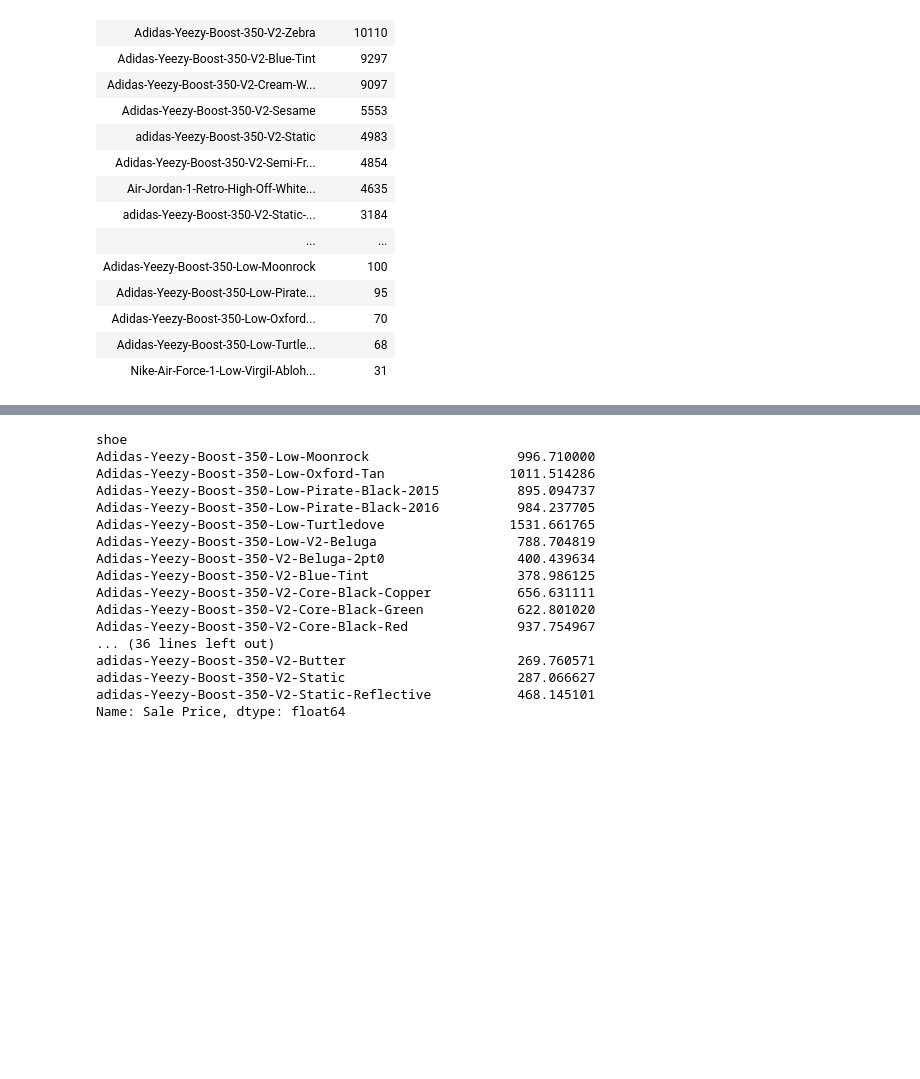
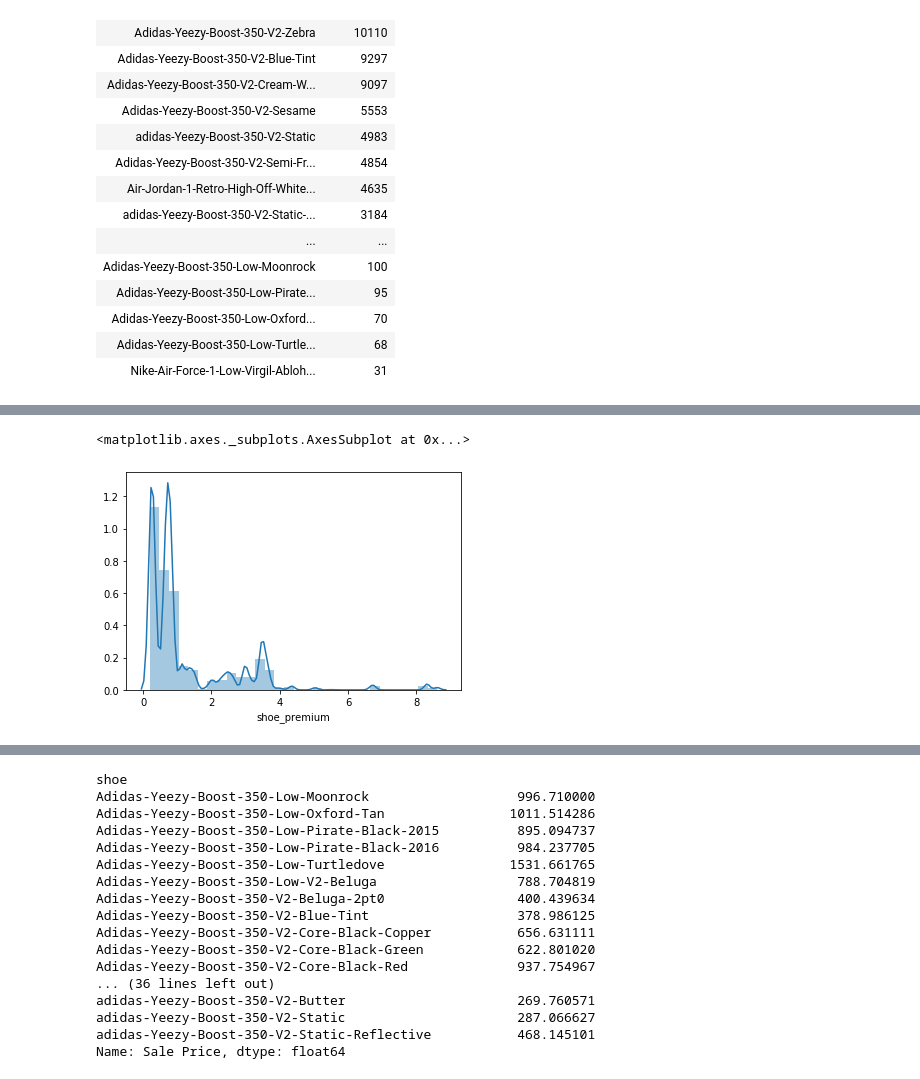
Before and after one commit to brandonmojica/stockx_price_predict, a Jupyter notebook: notebooks/stockx_price_predict.ipynb, the cells around one changed output, grey strips where cells are left out. Drawn from its saved outputs; the diff is of its cells as text; code cells hidden in the pictures; blank space fills up the shorter version.

```diff
--- a/notebooks/stockx_price_predict.ipynb
+++ b/notebooks/stockx_price_predict.ipynb
@@ -367,0 +459,5 @@ df['average_'] = df[['F7','F8']].mean(axis=1)
+# %%
+sns.distplot(stockx_data['shoe_premium'] , bins = 30)
+# %% [output]
+<matplotlib.axes._subplots.AxesSubplot at 0x...>
+[figure, added]
```
Also changed, not shown: parts of 64 cells of this notebook.
